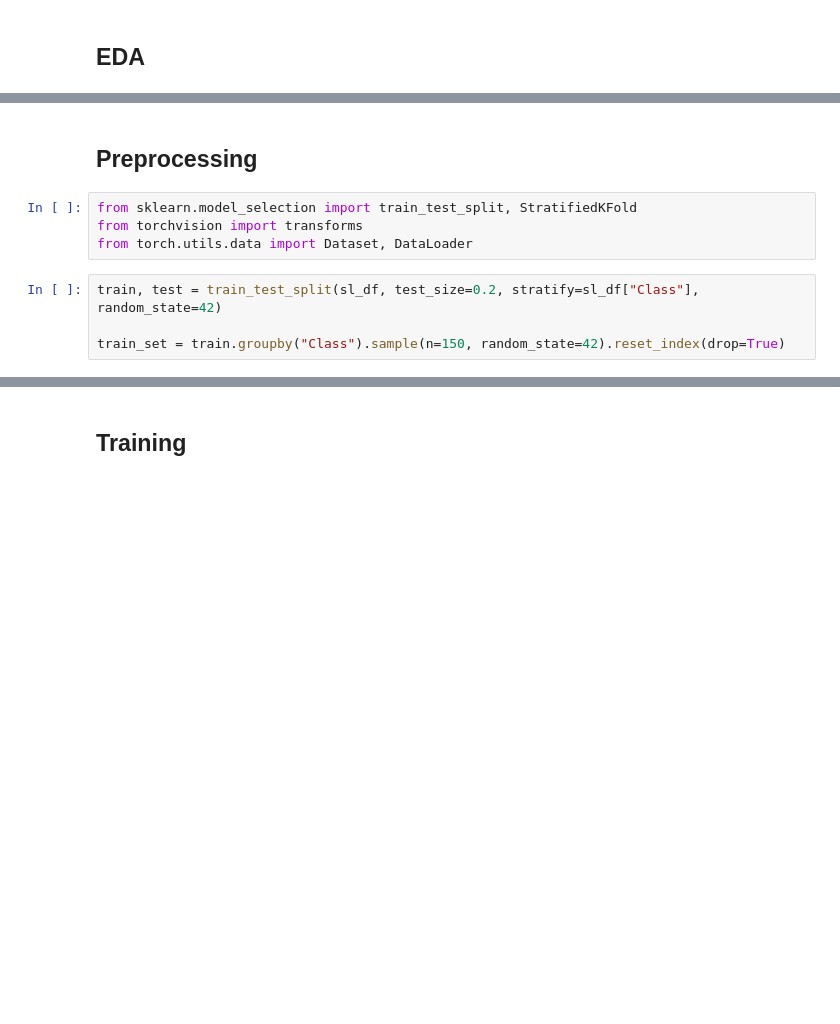
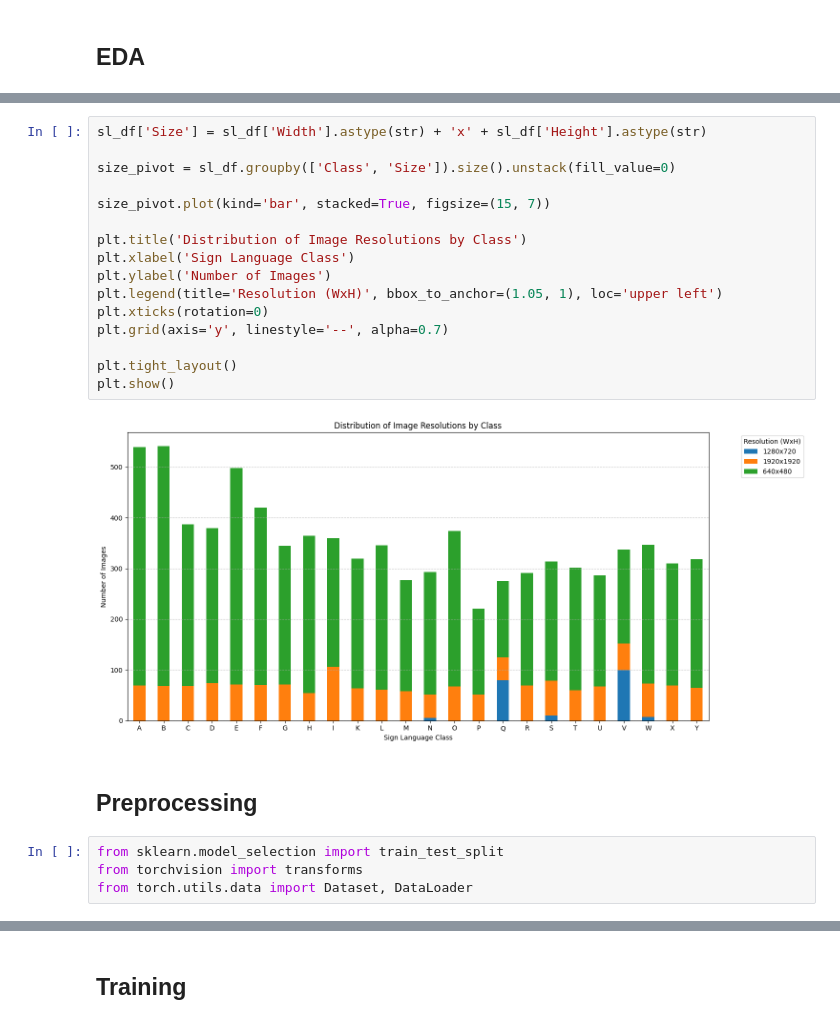
Before and after one commit to lexinejazly-asuncion/Sign-Language-Classification, a Jupyter notebook: Sign_Language_Classification.ipynb, the cells around one changed output, grey strips where cells are left out. Drawn from its saved outputs; the diff is of its cells as text; blank space fills up the shorter version.

```diff
--- a/Sign_Language_Classification.ipynb
+++ b/Sign_Language_Classification.ipynb
@@ -143,11 +136,25 @@ Y              [640x480, 1920x1920]
 dtype: object
+# %%
+sl_df['Size'] = sl_df['Width'].astype(str) + 'x' + sl_df['Height'].astype(str)
+
+size_pivot = sl_df.groupby(['Class', 'Size']).size().unstack(fill_value=0)
+
+size_pivot.plot(kind='bar', stacked=True, figsize=(15, 7))
+
+plt.title('Distribution of Image Resolutions by Class')
+plt.xlabel('Sign Language Class')
+plt.ylabel('Number of Images')
+plt.legend(title='Resolution (WxH)', bbox_to_anchor=(1.05, 1), loc='upper left')
+plt.xticks(rotation=0)
+plt.grid(axis='y', linestyle='--', alpha=0.7)
+
+plt.tight_layout()
+plt.show()
+# %% [output]
+[figure, added]
 # %% [markdown]
 ## **Preprocessing**
 # %%
-from sklearn.model_selection import train_test_split, StratifiedKFold
+from sklearn.model_selection import train_test_split
 from torchvision import transforms
 from torch.utils.data import Dataset, DataLoader
-# %%
-train, test = train_test_split(sl_df, test_size=0.2, stratify=sl_df["Class"], random_state=42)
-
-train_set = train.groupby("Class").sample(n=150, random_state=42).reset_index(drop=True)
```
Also changed, not shown: parts of 18 cells of this notebook.
